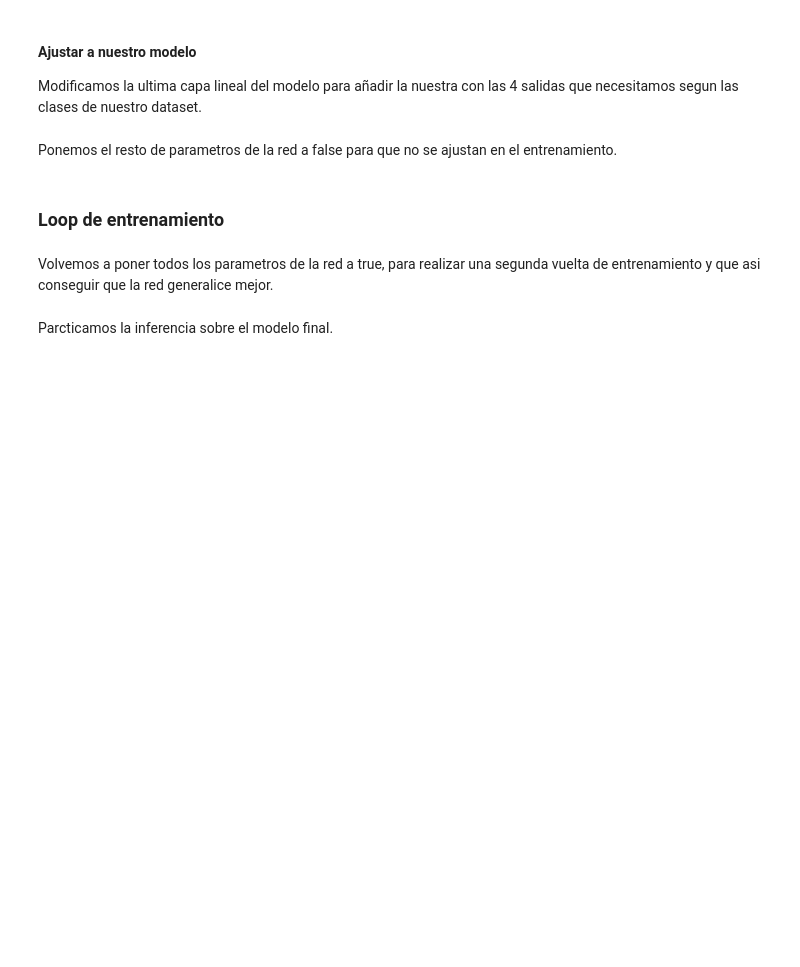
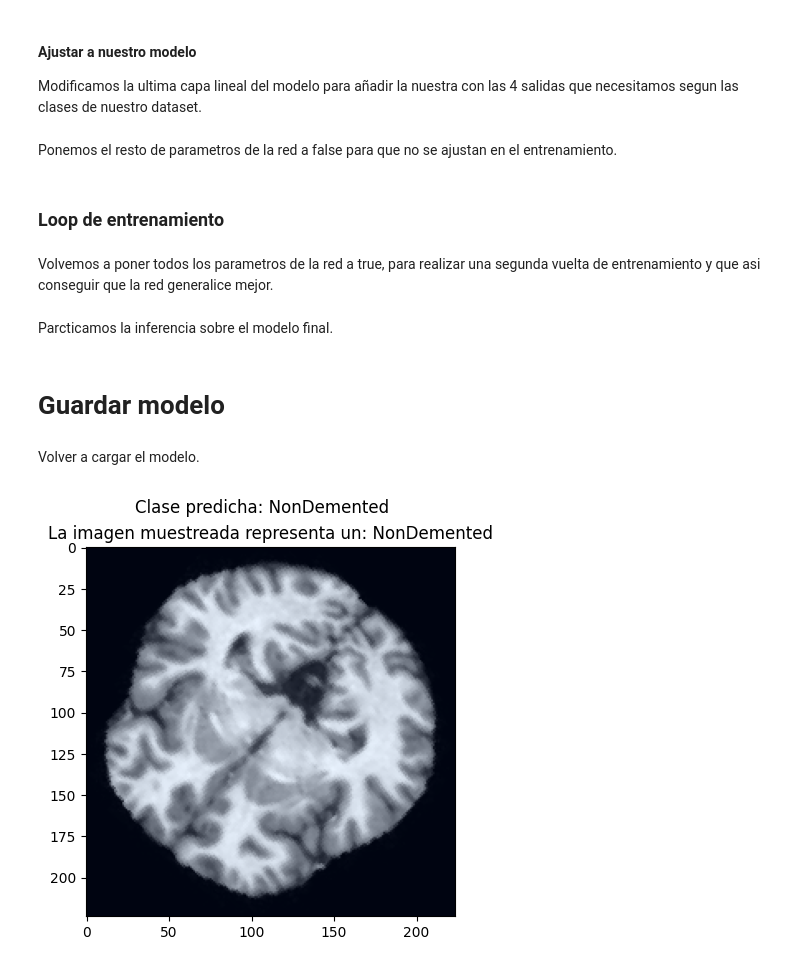
Before and after one commit to jgamero-ibrobotics/trabajo-pic, a Jupyter notebook: TransferLearning.ipynb, the cells around one changed output. Drawn from its saved outputs; the diff is of its cells as text; code cells hidden in the pictures; blank space fills up the shorter version.

```diff
--- a/TransferLearning.ipynb
+++ b/TransferLearning.ipynb
@@ -278,19 +278,20 @@ print(f'ACCURACY (test): {test_acc:.4f}, LOSS (test): {test_loss:.4f}')
 # %% [markdown]
 Parcticamos la inferencia sobre el modelo final.
 # %%
-best_model_2.eval()
-rnd_sample_idx = np.random.randint(len(test_loader))
-xi = test_loader.dataset[rnd_sample_idx][0]
-yi = test_loader.dataset[rnd_sample_idx][1]
-xi = xi.to(device=device, dtype = torch.float32) # movemos los datos al device (cpu o gpu)
-print(f'La imagen muestreada representa un: {classes[test_loader.dataset[rnd_sample_idx][1]]}')
-image = test_loader.dataset[rnd_sample_idx][0]
-image = (image - image.min()) / (image.max() -image.min() )
+def prueba_modelo(modelo):
+    modelo.eval()
+    rnd_sample_idx = np.random.randint(len(test_loader))
+    xi = test_loader.dataset[rnd_sample_idx][0]
+    yi = test_loader.dataset[rnd_sample_idx][1]
+    xi = xi.to(device=device, dtype = torch.float32) # movemos los datos al device (cpu o gpu)
+    image = test_loader.dataset[rnd_sample_idx][0]
+    image = (image - image.min()) / (image.max() -image.min() )
 
-scores = best_model_2(xi.unsqueeze(0))
-_, pred = scores.max(dim=1)
-image_for_display = np.transpose(image, (1, 2, 0))
+    scores = modelo(xi.unsqueeze(0))
+    _, pred = scores.max(dim=1)
+    image_for_display = np.transpose(image, (1, 2, 0))
 
-plt.imshow(image_for_display)
-plt.title(f'Clase predicha: {classes[pred]}')
-plt.show()
+    plt.imshow(image_for_display)
+    plt.title(f'La imagen muestreada representa un: {classes[test_loader.dataset[rnd_sample_idx][1]]}')
+    plt.suptitle(f'Clase predicha: {classes[pred]}')
+    plt.show()
@@ -296,0 +300,2 @@ plt.show()
+# %% [markdown]
+# Guardar modelo
@@ -296,0 +304,8 @@ plt.show()
+# %% [markdown]
+Volver a cargar el modelo.
+# %%
+model1.load_state_dict(torch.load('checkpoint.pth',map_location=torch.device('cpu')))
+# %%
+prueba_modelo(model1)
+# %% [output]
+[figure, added]
```
Also changed, not shown: parts of 3 cells of this notebook.
